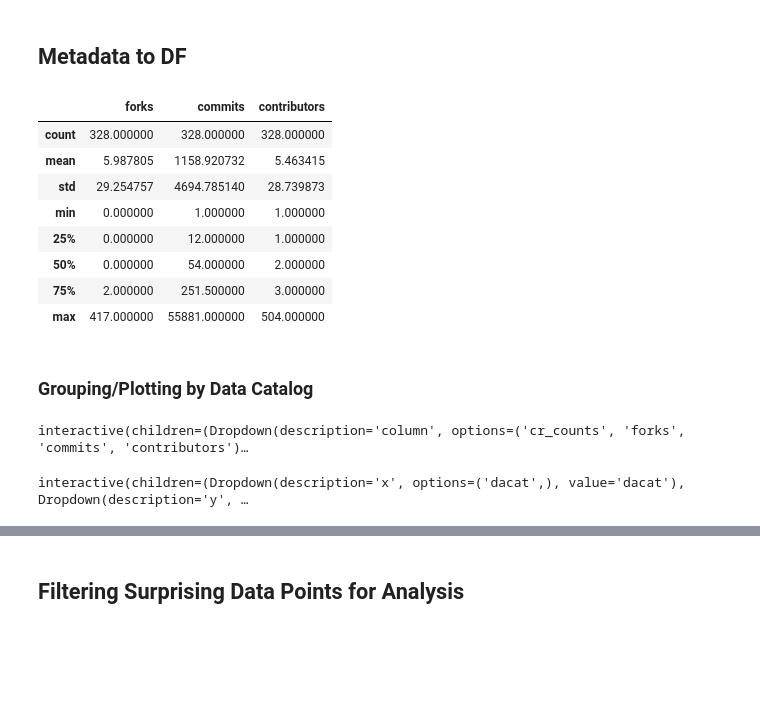
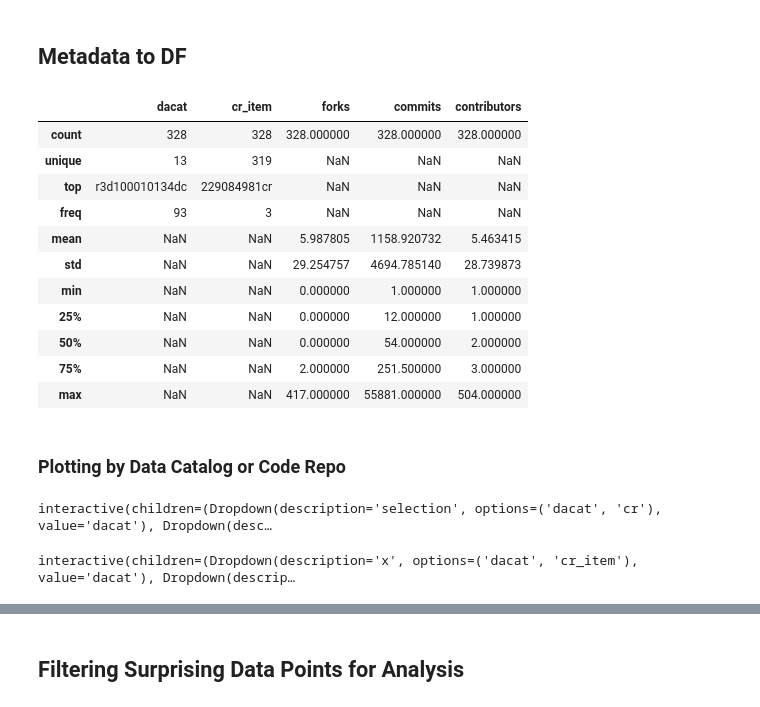
Before and after one commit to throughput-ec/NeotomaRecommender, a Jupyter notebook: neo4j.ipynb, the cells around one changed output, grey strips where cells are left out. Drawn from its saved outputs; the diff is of its cells as text; code cells hidden in the pictures; blank space fills up the shorter version.

Commit message:
upgraded interactive plots

```diff
--- a/neo4j.ipynb
+++ b/neo4j.ipynb
@@ -218,17 +218,22 @@ meta_df = pd.DataFrame(helper_dict)
 meta_df = meta_df[meta_df['meta'] != "None2"]
 meta_df = meta_df[['dacat', 'cr_item', 'forks', 'commits', 'contributors']]
 meta_df = meta_df.astype({'cr_item':'str', 'forks': 'int64', 'commits': 'int64', 'contributors': 'int64'})
+meta_df['cr_item'] = meta_df['cr_item']+'cr'
+meta_df['dacat'] = meta_df['dacat']+'dc'
 # %%
-meta_df.describe()
+meta_df.describe(include = 'all')
 # %% [output]
-|  | forks | commits | contributors |
-| count | 328.000000 | 328.000000 | 328.000000 |
-| mean | 5.987805 | 1158.920732 | 5.463415 |
-| std | 29.254757 | 4694.785140 | 28.739873 |
-| min | 0.000000 | 1.000000 | 1.000000 |
-| 25% | 0.000000 | 12.000000 | 1.000000 |
-| 50% | 0.000000 | 54.000000 | 2.000000 |
-| 75% | 2.000000 | 251.500000 | 3.000000 |
-| max | 417.000000 | 55881.000000 | 504.000000 |
+|  | dacat | cr_item | forks | commits | contributors |
+| count | 328 | 328 | 328.000000 | 328.000000 | 328.000000 |
+| unique | 13 | 319 | NaN | NaN | NaN |
+| top | r3d100010134dc | 229084981cr | NaN | NaN | NaN |
+| freq | 93 | 3 | NaN | NaN | NaN |
+| mean | NaN | NaN | 5.987805 | 1158.920732 | 5.463415 |
+| std | NaN | NaN | 29.254757 | 4694.785140 | 28.739873 |
+| min | NaN | NaN | 0.000000 | 1.000000 | 1.000000 |
+| 25% | NaN | NaN | 0.000000 | 12.000000 | 1.000000 |
+| 50% | NaN | NaN | 0.000000 | 54.000000 | 2.000000 |
+| 75% | NaN | NaN | 2.000000 | 251.500000 | 3.000000 |
+| max | NaN | NaN | 417.000000 | 55881.000000 | 504.000000 |
 # %% [markdown]
-### Grouping/Plotting by Data Catalog
+### Plotting by Data Catalog or Code Repo
@@ -240,18 +240,31 @@ grouped_dc = grouped_dc[['dacat', 'cr_counts', 'forks', 'commits', 'contributors
-# %%
-@interact(x=(0,500))
-def show_dc_more_than(column=['cr_counts','forks', 'commits', 'contributors'], x = 1):
-    grouped_dc
-
-    return grouped_dc.loc[grouped_dc[column] > x]
-# %% [output]
-interactive(children=(Dropdown(description='column', options=('cr_counts', 'forks', 'commits', 'contributors')…
+# %%
+@interact(x=(0,500))
+def show_dc_more_than(selection =['dacat','cr'], column=['forks', 'commits', 'contributors'], x = 1):
+    meta_df
+    if selection =='dacat':
+        df = meta_df[['cr_item', 'forks', 'commits', 'contributors']]
+        df = meta_df.groupby('dacat').agg({'cr_item' : 'count', 'forks' : 'sum', 'commits' : 'sum', 'contributors' : 'sum'}).reset_index()
+
+    if selection =='cr':
+        df = meta_df.groupby('cr_item').agg({'forks' : 'sum', 'commits' : 'sum', 'contributors' : 'sum'}).reset_index()
+
+    return df.loc[df[column] > x]
+# %% [output]
+interactive(children=(Dropdown(description='selection', options=('dacat', 'cr'), value='dacat'), Dropdown(desc…
 # %%
 @interact
-def histogram_plot(x = list(grouped_dc.select_dtypes('object').columns),
-                   y = list(grouped_dc.select_dtypes('int64').columns)[0:]):
+def histogram_plot(x = list(meta_df.select_dtypes('object').columns),
+                   y = list(meta_df.select_dtypes('int64').columns)[0:]):
+
+    if x == 'dacat':
+        grouped_df = meta_df.groupby('dacat').sum().reset_index()
+
+    if x == 'cr_item':
+        grouped_df = meta_df.groupby('cr_item').sum().reset_index()
+
 
     # trace
-    trace = [go.Bar(x=grouped_dc[x], y=grouped_dc[y])]
+    trace = [go.Bar(x=grouped_df[x], y=grouped_df[y])]
 
     # layout
     layout = go.Layout(
@@ -265,4 +278,4 @@ def histogram_plot(x = list(grouped_dc.select_dtypes('object').columns),
     fig = go.Figure(trace, layout)
     fig.show()
 # %% [output]
-interactive(children=(Dropdown(description='x', options=('dacat',), value='dacat'), Dropdown(description='y', …
+interactive(children=(Dropdown(description='x', options=('dacat', 'cr_item'), value='dacat'), Dropdown(descrip…
```
Also changed, not shown: parts of 13 cells of this notebook.
